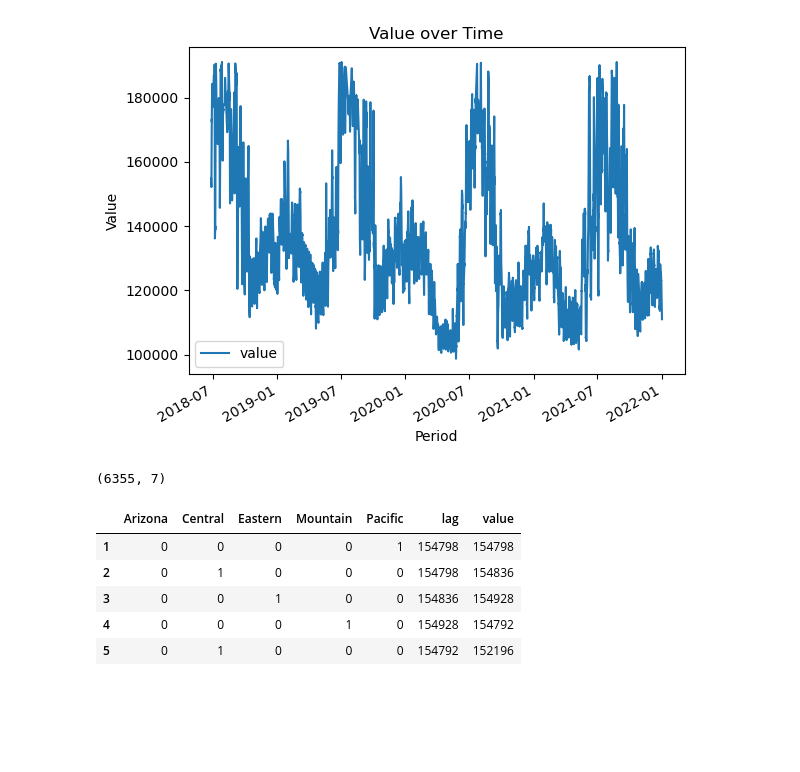
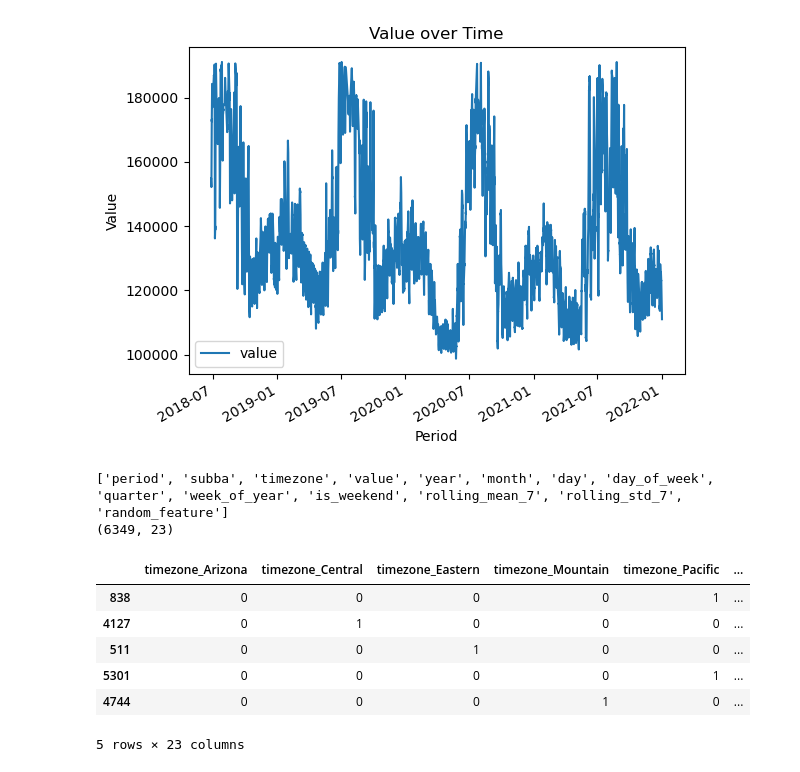
Before and after one commit to mikhailstasyuk/electricity-demand-forecast, a Jupyter notebook: parser/transform.ipynb, the cells around one changed output. Cells and saved outputs as stored; diff of their text form; code cells hidden in the pictures; blank space fills up the shorter version.

```diff
--- a/parser/transform.ipynb
+++ b/parser/transform.ipynb
@@ -7,7 +9,7 @@ cols_to_drop = ['subba-name', 'parent', 'parent-name', 'value-units']
 dtypes = {'period': 'datetime64',
           'subba': 'category',
           'timezone': 'category',
-          'value': 'int64'}
+          'value': 'uint64'}
 df = pd.read_pickle(filename).drop(columns=cols_to_drop)
 df = df.drop_duplicates().dropna().reset_index(drop=True)
 df = df.astype(dtypes)
@@ -73,36 +109,35 @@ df_sorted = df.sort_values(by=['period']).reset_index(drop=True)
 # %%
 def transform_to_supervised(df):
-    orig = df.value
-    shifted = df.value.shift()
-    remaining = df.drop(columns=['value'])
-    columns = ['period', 'subba', 'timezone', 'lag', 'value']
-
-    transformed = pd.concat((remaining, shifted, orig), axis=1).drop(0)
-    transformed.columns = columns
-    transformed.lag = transformed.lag.astype('int64')
-    transformed = transformed.drop(columns=['period'])
-    return transformed
+    print(df.columns.tolist())
+    df.loc[:, 'lag'] = df['value'].shift()
+    df.dropna(inplace=True)
+    df.lag = df.lag.astype('uint64')
+    df = df.drop(columns=['period'])
+    return df
 
 def encode_categorical(df):
-    dummies = pd.get_dummies(df['timezone'])
+    cols_to_enc = ['timezone', 'day_of_week']
 
-    df_encoded = pd.concat((dummies, df.drop(columns=['timezone'])), axis=1)
+    dummies = pd.get_dummies(df[cols_to_enc])
+    df_encoded = pd.concat((dummies, df.drop(columns=cols_to_enc)), axis=1)
     return df_encoded
 # %%
 # Prepare the dataset for feeding it into the model
-df_transformed = transform_to_supervised(df_sorted)
-
+df_transformed = transform_to_supervised(df_newfeat)
+df_transformed
 df_encoded = encode_categorical(df_transformed).drop(columns=['subba'])
 print(df_encoded.shape)
-df_encoded.head()
+df_encoded.sample(5)
 # %% [output]
-(6355, 7)
+['period', 'subba', 'timezone', 'value', 'year', 'month', 'day', 'day_of_week', 'quarter', 'week_of_year', 'is_weekend', 'rolling_mean_7', 'rolling_std_7', 'random_feature']
+(6349, 23)
-|  | Arizona | Central | Eastern | Mountain | Pacific | lag | value |
-| 1 | 0 | 0 | 0 | 0 | 1 | 154798 | 154798 |
-| 2 | 0 | 1 | 0 | 0 | 0 | 154798 | 154836 |
-| 3 | 0 | 0 | 1 | 0 | 0 | 154836 | 154928 |
-| 4 | 0 | 0 | 0 | 1 | 0 | 154928 | 154792 |
-| 5 | 0 | 1 | 0 | 0 | 0 | 154792 | 152196 |
+|  | timezone_Arizona | timezone_Central | timezone_Eastern | timezone_Mountain | timezone_Pacific | ... |
+| 838 | 0 | 0 | 0 | 0 | 1 | ... |
+| 4127 | 0 | 1 | 0 | 0 | 0 | ... |
+| 511 | 0 | 0 | 1 | 0 | 0 | ... |
+| 5301 | 0 | 0 | 0 | 0 | 1 | ... |
+| 4744 | 0 | 0 | 0 | 1 | 0 | ... |
+5 rows × 23 columns
 # %%
 X = df_encoded.drop(columns=['value'])
 y = df_encoded.value
```
Also changed, not shown: parts of 16 cells of this notebook.
